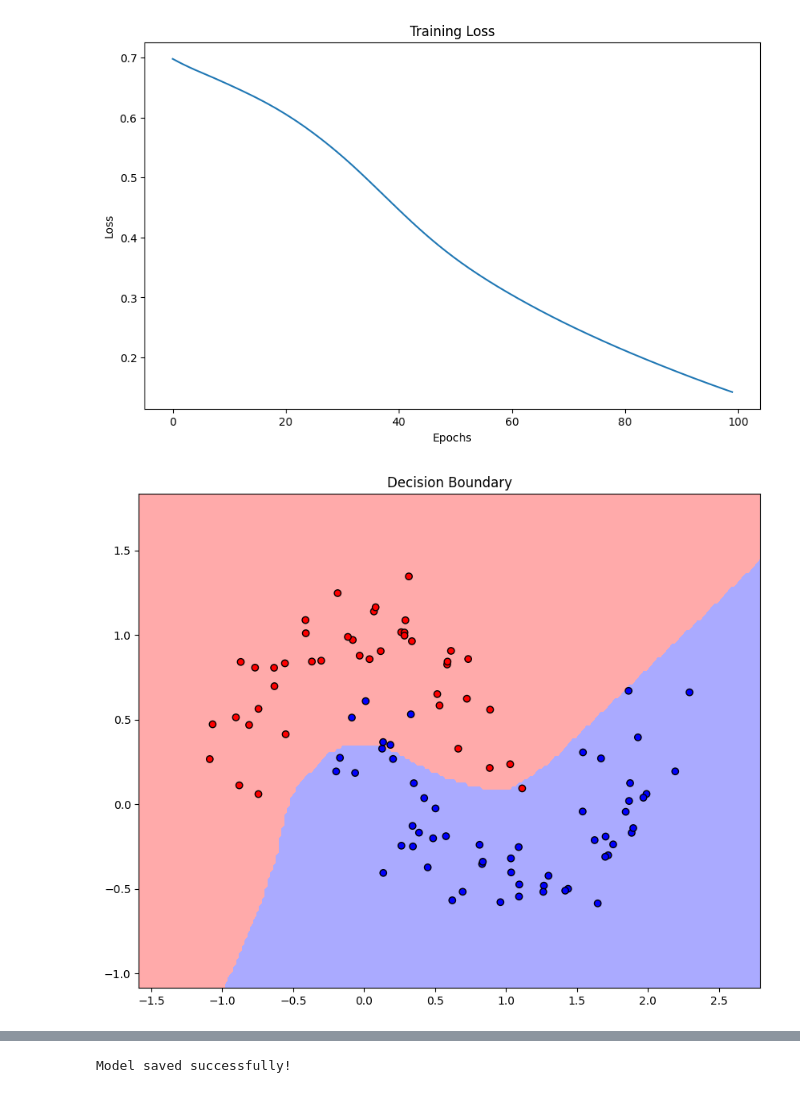
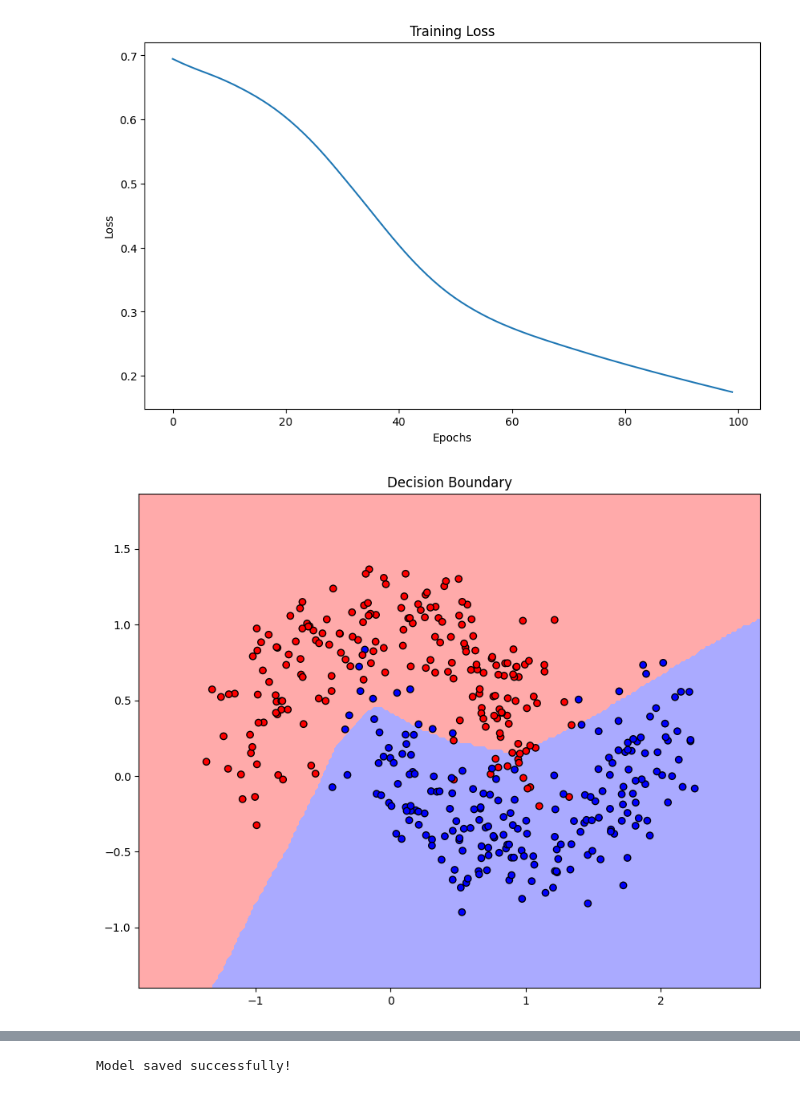
Before and after one commit to Iemontine/informed-repair-dnns, a Jupyter notebook: mlp_train.ipynb, the cells around one changed output, grey strips where cells are left out. Cells and saved outputs as stored; diff of their text form; code cells hidden in the pictures.

```diff
--- a/mlp_train.ipynb
+++ b/mlp_train.ipynb
@@ -12,7 +12,7 @@ from matplotlib.colors import ListedColormap
 from models import mlp
 
 # Generate a complex 2D dataset
-X, y = make_moons(n_samples=500, noise=0.175, random_state=42)
+X, y = make_moons(n_samples=2000, noise=0.2, random_state=42)
 # Alternative datasets:
 # X, y = make_circles(n_samples=1000, noise=0.2, factor=0.5, random_state=42)
 # X, y = make_classification(n_samples=1000, n_features=2, n_redundant=0, n_informative=2, n_clusters_per_class=1, random_state=42)
@@ -93,5 +93,5 @@ Test Accuracy: 0.9400
-[figure, old version]
+[figure, new version]
-[figure, old version]
+[figure, new version]
 # %%
 def plot_decision_boundary_with_misclassifications(X, y, model):
     h = 0.02  # step size in the mesh
```
Also changed, not shown: parts of 3 cells of this notebook, 7 other files.
